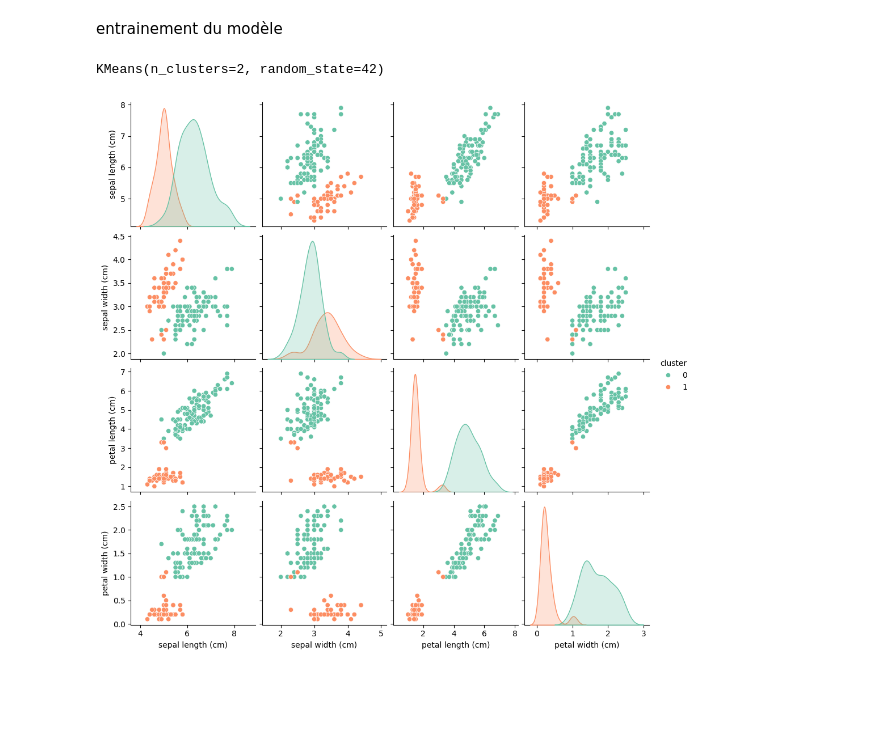
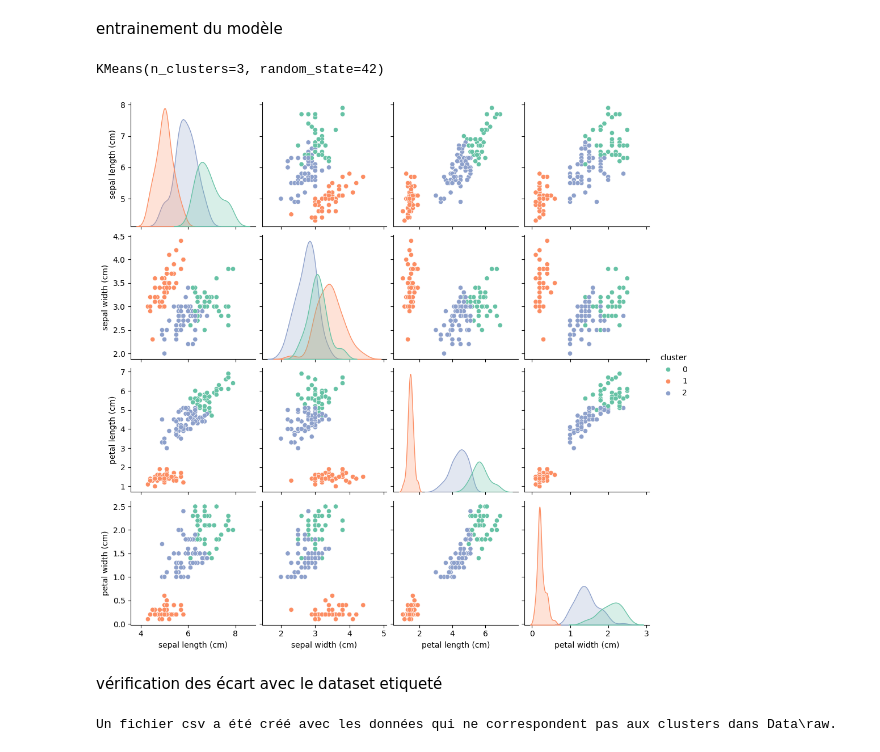
Before and after one commit to bruno-coulet/customer-personality-analysis, a Jupyter notebook: modelisation.ipynb, the cells around one changed output. Drawn from its saved outputs; the diff is of its cells as text; code cells hidden in the pictures; blank space fills up the shorter version.

```diff
--- a/modelisation.ipynb
+++ b/modelisation.ipynb
@@ -73,3 +78,20 @@ plt.grid(True)
 plt.show()
 # %% [output]
 [figure]
+# %%
+from sklearn.metrics import silhouette_score
+
+silhouette_scores = []
+k_range = range(2, 11)
+
+for k in k_range:
+    kmeans = KMeans(n_clusters=k, random_state=42)
+    kmeans.fit(X)
+    score = silhouette_score(X, kmeans.labels_)
+    silhouette_scores.append(score)
+
+plt.plot(k_range, silhouette_scores, marker='o')
+plt.xlabel("Nombre de clusters (k)")
+plt.ylabel("Silhouette Score")
+plt.title("Méthode de la silhouette")
+plt.show()
@@ -78,22 +106,41 @@ L'inertie est la somme des distances au carré entre chaque point et le centroï
 # %% [markdown]
 entrainement du modèle
 # %%
-kmeans = KMeans(n_clusters=2, random_state=42)  # n_clusters = nombre de groupes souhaités
+kmeans = KMeans(n_clusters= 3, random_state=42)  # n_clusters = nombre de clusters
 kmeans.fit(X)
 # %% [output]
-KMeans(n_clusters=2, random_state=42)
+KMeans(n_clusters=3, random_state=42)
 # %%
 # Labels de cluster attribués à chaque point
 labels = kmeans.labels_
 
-# Coordonnées des centroïdes
-centroids = kmeans.cluster_centers_
+# Affichage des clusters
+df_non_etiquete = pd.DataFrame(X, columns=iris.feature_names)
+df_non_etiquete['cluster'] = labels
 
-# Affichage des clusters
-df = pd.DataFrame(X, columns=iris.feature_names)
-df['cluster'] = labels
-
-sns.pairplot(df, hue='cluster', palette='Set2')
+sns.pairplot(df_non_etiquete, hue='cluster', palette='Set2')
 plt.show()
 # %% [output]
-[figure, old version]
+[figure, new version]
+# %% [markdown]
+vérification des écart avec le dataset etiqueté
+# %%
+conf = confusion_matrix(df_etiquete['target'], df_non_etiquete['cluster'])
+row_ind, col_ind = linear_sum_assignment(-conf)  # maximise l'appariement
+
+# Créer un mapping du cluster au vrai label
+mapping = {cluster_label: true_label for cluster_label, true_label in zip(col_ind, row_ind)}
+
+# Appliquer le mapping
+df_non_etiquete['cluster_mapped'] = df_non_etiquete['cluster'].map(mapping)
+
+# Comparer maintenant avec les vraies cibles
+df_compare = df_etiquete.copy()
+df_compare['cluster'] = df_non_etiquete['cluster_mapped']
+
+ecart = df_compare[df_compare['target'] != df_compare['cluster']]
+
+ecart.to_csv('data\\raw\\ecart_kmeans_sklearn.csv', index=False)
+print("Un fichier csv a été créé avec les données qui ne correspondent pas aux clusters dans Data\\raw.")
+# %% [output]
+Un fichier csv a été créé avec les données qui ne correspondent pas aux clusters dans Data\raw.
```
Also changed, not shown: parts of 7 cells of this notebook, 1 other file.
